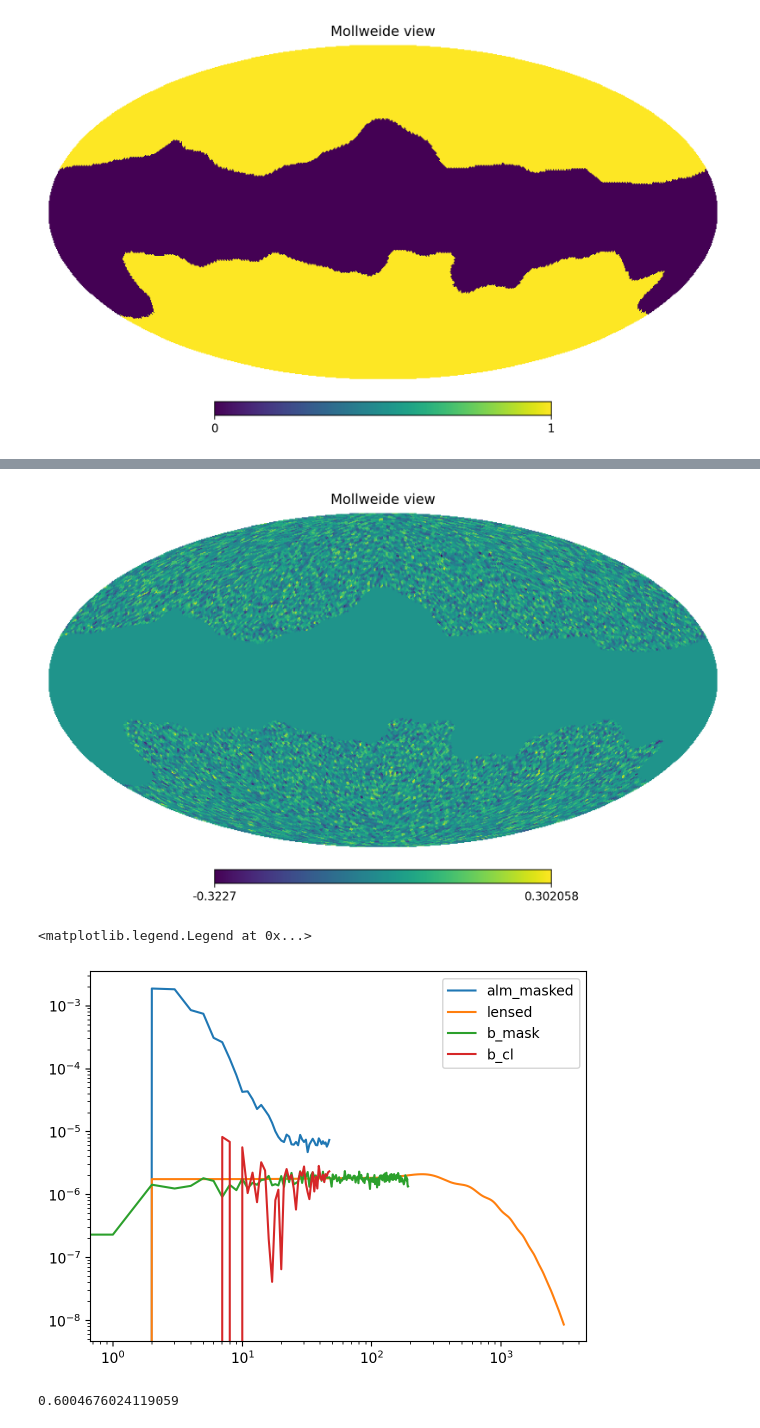
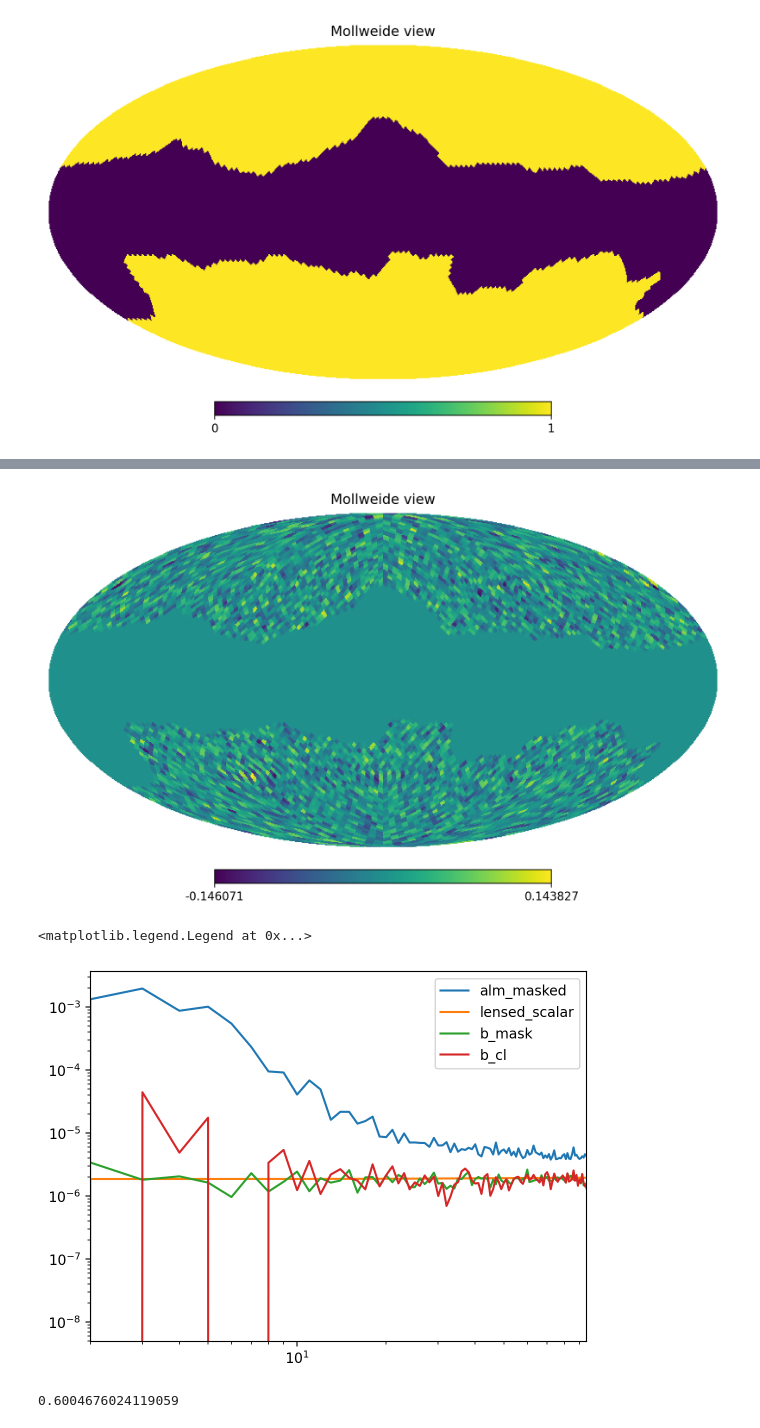
Before and after one commit to ev-watson/leakless, a Jupyter notebook: workspace.ipynb, the cells around one changed output, grey strips where cells are left out. Cells and saved outputs as stored; diff of their text form; code cells hidden in the pictures.

```diff
--- a/workspace.ipynb
+++ b/workspace.ipynb
@@ -39,15 +38,18 @@ reload(ut)
 #Set up a new set of parameters for CAMB
 #The defaults give one massive neutrino and helium set using BBN consistency
 params = {
-    'H0':  (67.66, 0.42),
+    'H0': (67.66, 0.42),
     'ombh2': (0.02242, 0.00014),
     'omch2': (0.11933, 0.00091),
-    'tau': (0.0561, 0.0071),
+    'tau': (0.0583, 0.0062),
+    'Alens': (1.061, 0.05),
+    'r': 0.05,
     'As': (2.105e-09, 3.000e-11),
     'ns': (0.9665, 0.0038),
     'mnu': 0.06,
     'omk': 0,
     'halofit_version': 'mead',
+    'WantTensors': True,
     'lmax': 3000,
 }
 
@@ -78,8 +88,8 @@ plt.loglog(lensedCL[:, 1:3])
  <matplotlib.lines.Line2D at 0x...>]
 [figure]
 # %%
-nside = 64
-lmax = 47
+nside = 32
+lmax = 3*32-1
 seed = config.SEED
 np.random.seed(seed)
 # %%
@@ -114,20 +132,21 @@ b_mask = bmap * low_mask
 # %%
 hp.mollview(b_mask)
 # %% [output]
-[figure, old version]
+[figure, new version]
 # %%
 alm_mask = hp.map2alm(tqu_mask, lmax=lmax)
 e_alm = hp.map2alm(e_mask, lmax=lmax)
 b_alm = hp.map2alm(b_mask, lmax=lmax)
 # %%
 plt.loglog(hp.alm2cl(alm_mask[2]), label='alm_masked')
-plt.loglog(lensedCL.T[2], label='lensed')
+plt.loglog(lensedCL.T[2], label='lensed_scalar')
 plt.loglog(hp.anafast(b_mask)/0.6, label='b_mask')
 plt.loglog(hp.alm2cl(alm_mask[2], b_alm)/0.6, label='b_cl')
+plt.xlim(2, lmax)
 plt.legend()
 # %% [output]
 <matplotlib.legend.Legend at 0x...>
-[figure, old version]
+[figure, new version]
 # %%
 np.mean(mask)
 # %% [output]
```
Also changed, not shown: parts of 23 cells of this notebook, 6 other files.
